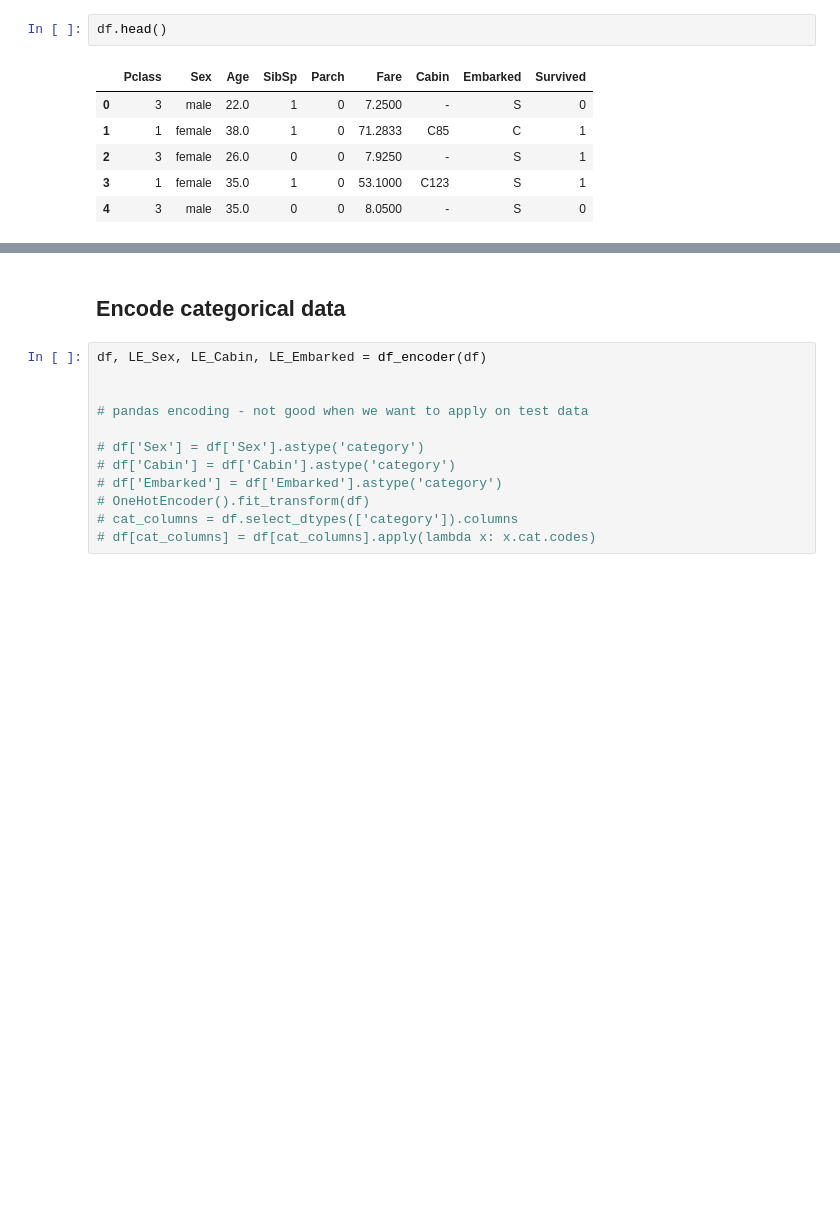
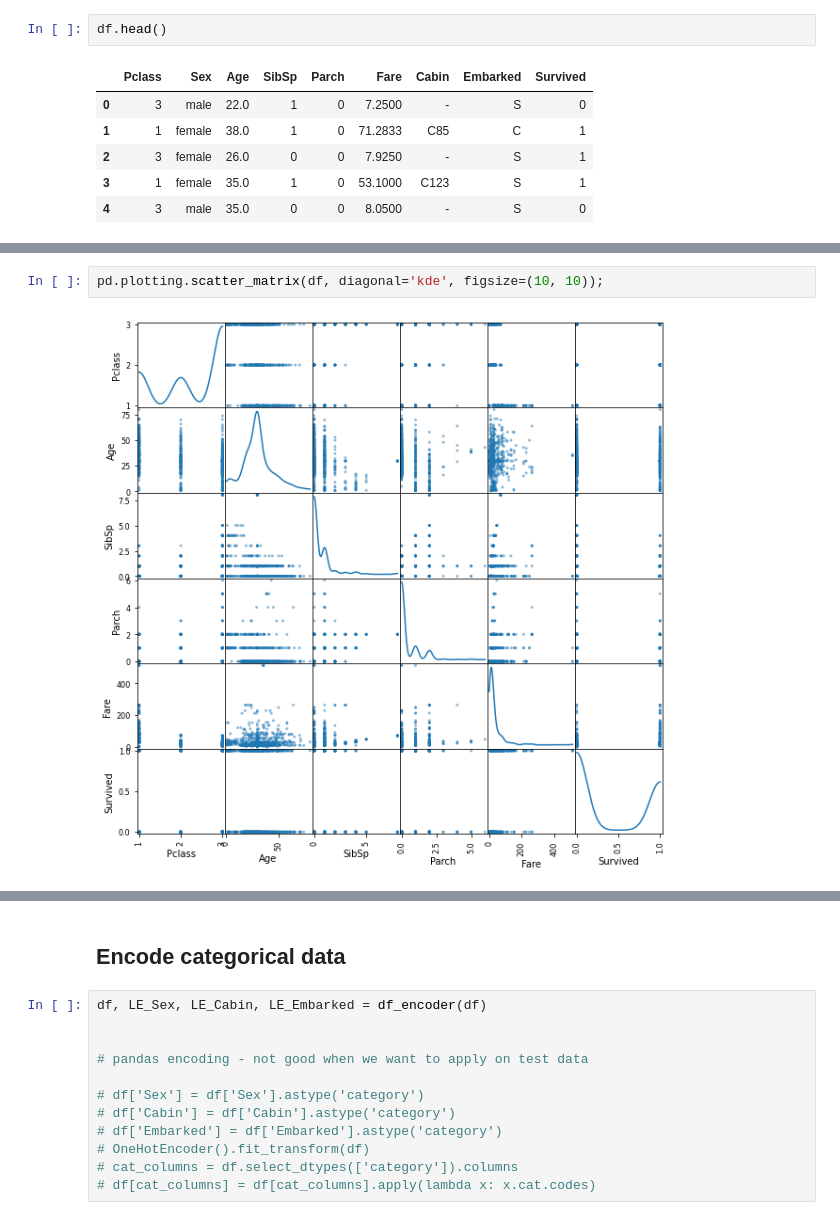
Before and after one commit to tohidabedini/kaggle_competitions, a Jupyter notebook: 001_Titanic/titanic.ipynb, the cells around one changed output, grey strips where cells are left out. Cells and saved outputs as stored; diff of their text form; blank space fills up the shorter version.

```diff
--- a/001_Titanic/titanic.ipynb
+++ b/001_Titanic/titanic.ipynb
@@ -165,0 +194,4 @@ df.head()
+# %%
+pd.plotting.scatter_matrix(df, diagonal='kde', figsize=(10, 10));
+# %% [output]
+[figure, added]
```
Also changed, not shown: parts of 16 cells of this notebook.
